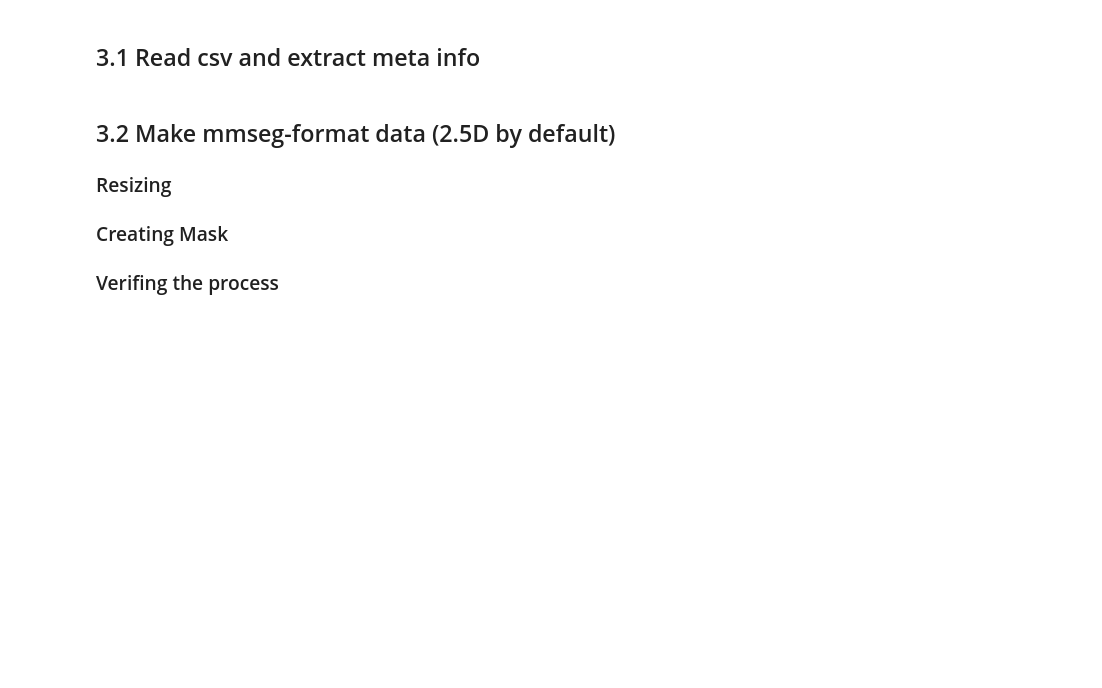
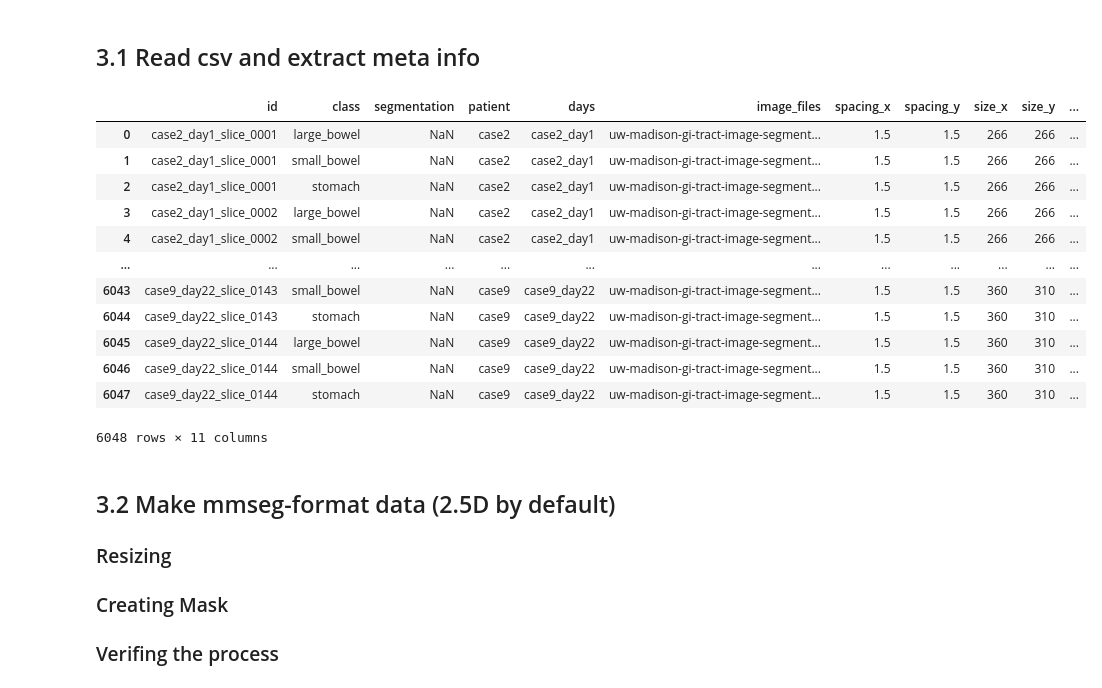
Before and after one commit to diwalsh/Medical-Imaging-Segmentation-Application, a Jupyter notebook: Pipline_AR.ipynb, the cells around one changed output. Saved outputs shown, nothing was run; the diff lists cells and outputs as text; code cells hidden in the pictures; blank space fills up the shorter version.

```diff
--- a/Pipline_AR.ipynb
+++ b/Pipline_AR.ipynb
@@ -61,22 +63,36 @@ from sklearn.model_selection import GroupKFold
 # %%
 
-df_train = pd.read_csv("/Users/dianawalsh/Downloads/uw_madison/train.csv")
+df_train = pd.read_csv("data/train_4.csv")
 df_train = df_train.sort_values(["id", "class"]).reset_index(drop = True)
 df_train["patient"] = df_train.id.apply(lambda x: x.split("_")[0])
 df_train["days"] = df_train.id.apply(lambda x: "_".join(x.split("_")[:2]))
 
-all_image_files = sorted(glob.glob("/Users/arahjou/Downloads/uw_madison/train/*/*/scans/*.png"), key = lambda x: x.split("/")[3] + "_" + x.split("/")[5])
+all_image_files = sorted(glob.glob("uw-madison-gi-tract-image-segmentation/train_4/*/*/scans/*.png"), key = lambda x: x.split("/")[3] + "_" + x.split("/")[5])
 size_x = [int(os.path.basename(_)[:-4].split("_")[-4]) for _ in all_image_files]
 size_y = [int(os.path.basename(_)[:-4].split("_")[-3]) for _ in all_image_files]
 spacing_x = [float(os.path.basename(_)[:-4].split("_")[-2]) for _ in all_image_files]
 spacing_y = [float(os.path.basename(_)[:-4].split("_")[-1]) for _ in all_image_files]
 df_train["image_files"] = np.repeat(all_image_files, 3)
 df_train["spacing_x"] = np.repeat(spacing_x, 3)
 df_train["spacing_y"] = np.repeat(spacing_y, 3)
 df_train["size_x"] = np.repeat(size_x, 3)
 df_train["size_y"] = np.repeat(size_y, 3)
 df_train["slice"] = np.repeat([int(os.path.basename(_)[:-4].split("_")[-5]) for _ in all_image_files], 3)
 df_train
+# %% [output]
+|  | id | class | segmentation | patient | days | image_files | spacing_x | spacing_y | size_x | size_y | ... |
+| 0 | case2_day1_slice_0001 | large_bowel | NaN | case2 | case2_day1 | uw-madison-gi-tract-image-segment... | 1.5 | 1.5 | 266 | 266 | ... |
+| 1 | case2_day1_slice_0001 | small_bowel | NaN | case2 | case2_day1 | uw-madison-gi-tract-image-segment... | 1.5 | 1.5 | 266 | 266 | ... |
+| 2 | case2_day1_slice_0001 | stomach | NaN | case2 | case2_day1 | uw-madison-gi-tract-image-segment... | 1.5 | 1.5 | 266 | 266 | ... |
+| 3 | case2_day1_slice_0002 | large_bowel | NaN | case2 | case2_day1 | uw-madison-gi-tract-image-segment... | 1.5 | 1.5 | 266 | 266 | ... |
+| 4 | case2_day1_slice_0002 | small_bowel | NaN | case2 | case2_day1 | uw-madison-gi-tract-image-segment... | 1.5 | 1.5 | 266 | 266 | ... |
+| ... | ... | ... | ... | ... | ... | ... | ... | ... | ... | ... | ... |
+| 6043 | case9_day22_slice_0143 | small_bowel | NaN | case9 | case9_day22 | uw-madison-gi-tract-image-segment... | 1.5 | 1.5 | 360 | 310 | ... |
+| 6044 | case9_day22_slice_0143 | stomach | NaN | case9 | case9_day22 | uw-madison-gi-tract-image-segment... | 1.5 | 1.5 | 360 | 310 | ... |
+| 6045 | case9_day22_slice_0144 | large_bowel | NaN | case9 | case9_day22 | uw-madison-gi-tract-image-segment... | 1.5 | 1.5 | 360 | 310 | ... |
+| 6046 | case9_day22_slice_0144 | small_bowel | NaN | case9 | case9_day22 | uw-madison-gi-tract-image-segment... | 1.5 | 1.5 | 360 | 310 | ... |
+| 6047 | case9_day22_slice_0144 | stomach | NaN | case9 | case9_day22 | uw-madison-gi-tract-image-segment... | 1.5 | 1.5 | 360 | 310 | ... |
+6048 rows × 11 columns
 # %% [markdown]
 ## 3.2 Make mmseg-format data (2.5D by default)
 
```
Also changed, not shown: parts of 5 cells of this notebook.
